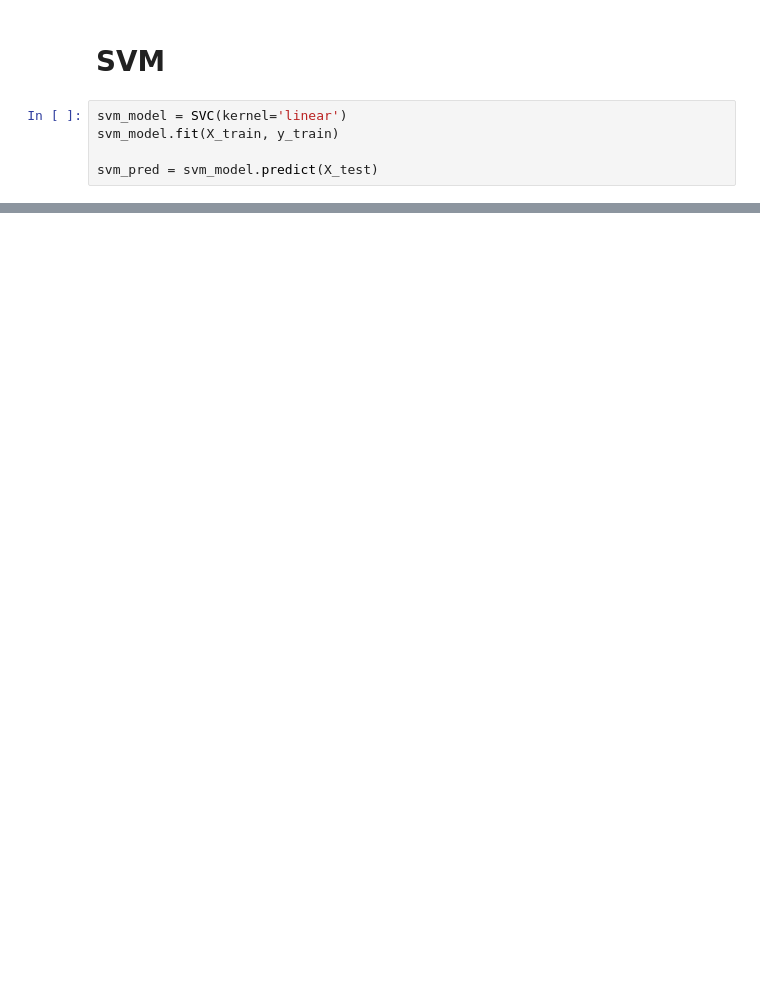
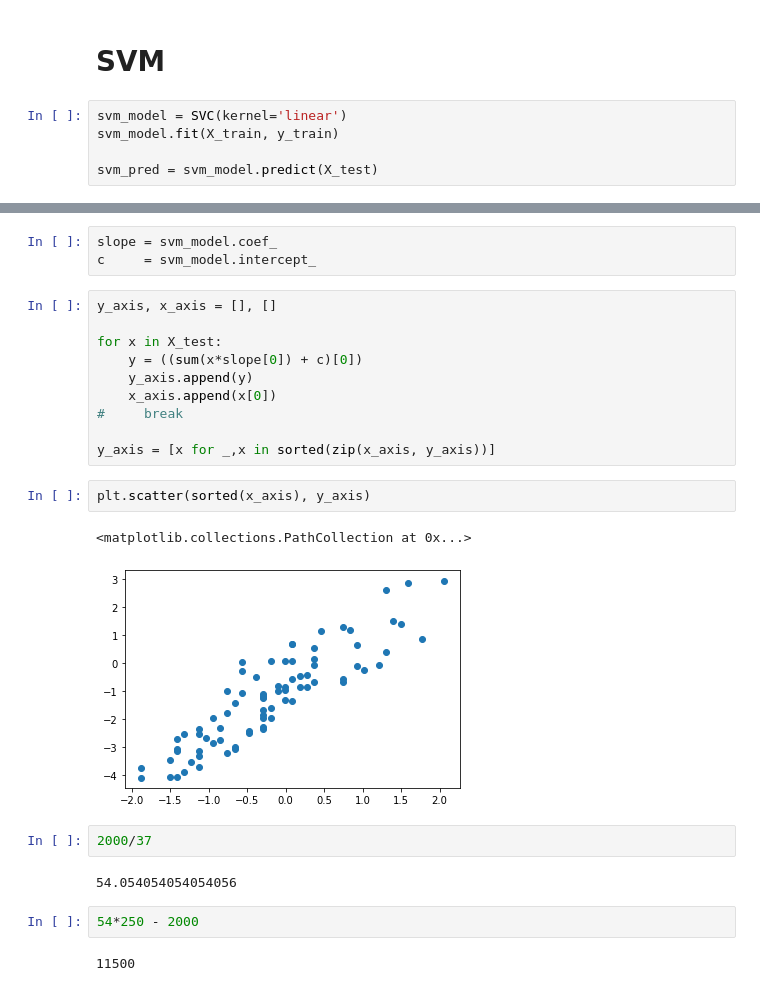
Before and after one commit to ParthikB/Data_Science, a Jupyter notebook: SVM/main.ipynb, the cells around one changed output, grey strips where cells are left out. Saved outputs shown, nothing was run; the diff lists cells and outputs as text; blank space fills up the shorter version.

```diff
--- a/SVM/main.ipynb
+++ b/SVM/main.ipynb
@@ -69 +67,27 @@ Confusion Matrix      :
 [figure]
+# %%
+slope = svm_model.coef_
+c     = svm_model.intercept_
+# %%
+y_axis, x_axis = [], []
+
+for x in X_test:
+    y = ((sum(x*slope[0]) + c)[0])
+    y_axis.append(y)
+    x_axis.append(x[0])
+#     break
+
+y_axis = [x for _,x in sorted(zip(x_axis, y_axis))]
+# %%
+plt.scatter(sorted(x_axis), y_axis)
+# %% [output]
+<matplotlib.collections.PathCollection at 0x...>
+[figure, added]
+# %%
+2000/37
+# %% [output]
+54.054054054054056
+# %%
+54*250 - 2000
+# %% [output]
+11500
```
Also changed, not shown: parts of 2 cells of this notebook, 1 other file.
